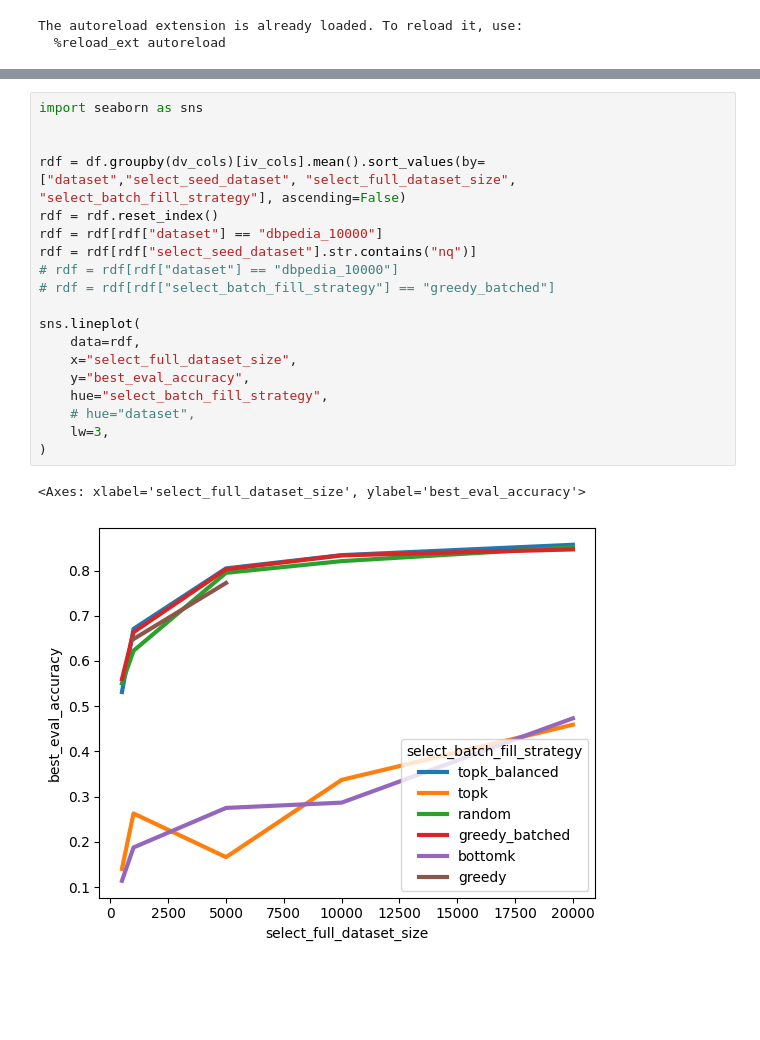
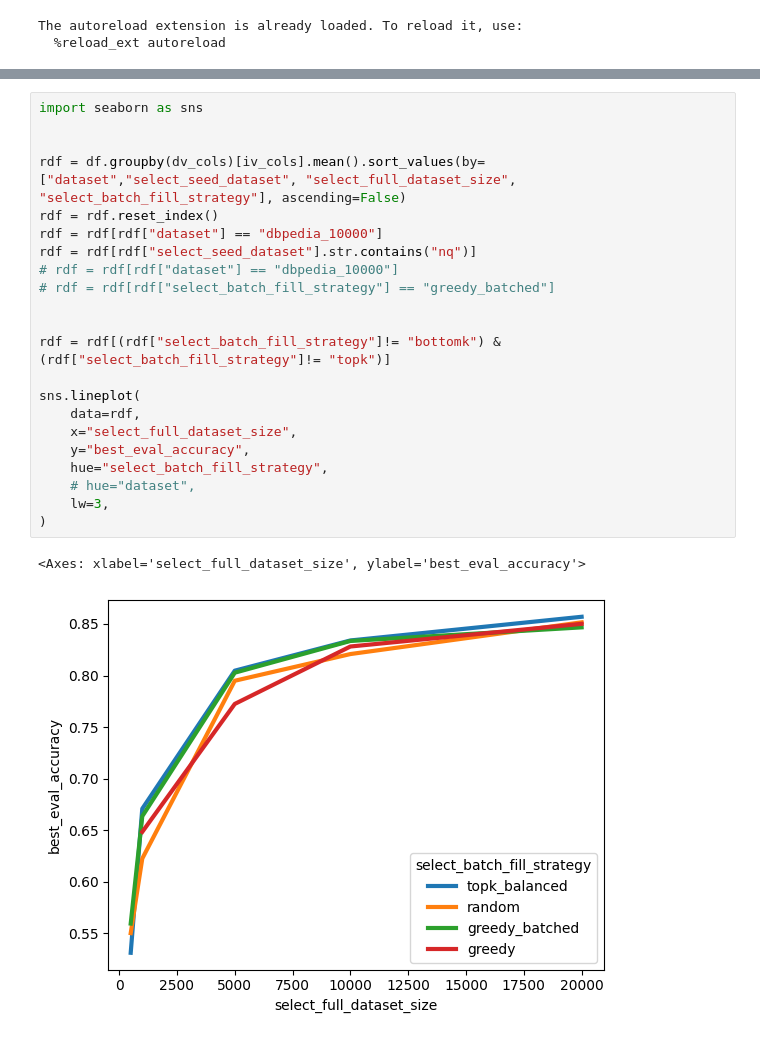
Before and after one commit to jxmorris12/reverse-training, a Jupyter notebook: nbs/2025_03_23_Experiments_first_try.ipynb, the cells around one changed output, grey strips where cells are left out. Cells and saved outputs as stored; diff of their text form; blank space fills up the shorter version.

```diff
--- a/nbs/2025_03_23_Experiments_first_try.ipynb
+++ b/nbs/2025_03_23_Experiments_first_try.ipynb
@@ -114,22 +78,25 @@ df.groupby(dv_cols)[iv_cols].mean().sort_values(by=["dataset","select_seed_datas
 # %%
 import seaborn as sns
 
 
 rdf = df.groupby(dv_cols)[iv_cols].mean().sort_values(by=["dataset","select_seed_dataset", "select_full_dataset_size", "select_batch_fill_strategy"], ascending=False)
 rdf = rdf.reset_index()
 rdf = rdf[rdf["dataset"] == "dbpedia_10000"]
 rdf = rdf[rdf["select_seed_dataset"].str.contains("nq")]
 # rdf = rdf[rdf["dataset"] == "dbpedia_10000"]
 # rdf = rdf[rdf["select_batch_fill_strategy"] == "greedy_batched"]
 
+
+rdf = rdf[(rdf["select_batch_fill_strategy"]!= "bottomk") & (rdf["select_batch_fill_strategy"]!= "topk")]
+
 sns.lineplot(
     data=rdf,
     x="select_full_dataset_size",
     y="best_eval_accuracy",
     hue="select_batch_fill_strategy",
     # hue="dataset",
     lw=3,
 )
 # %% [output]
 <Axes: xlabel='select_full_dataset_size', ylabel='best_eval_accuracy'>
-[figure, old version]
+[figure, new version]
```
Also changed, not shown: parts of 8 cells of this notebook, 3 other files.
